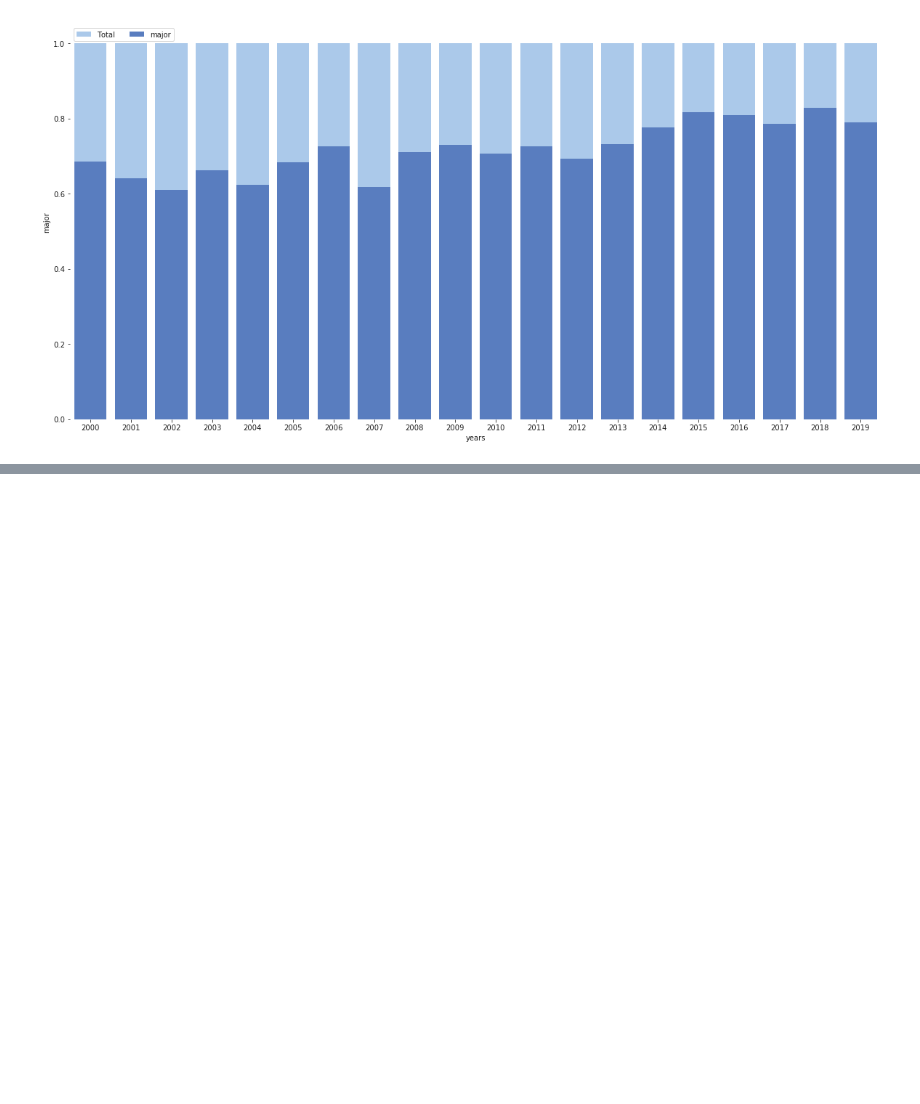
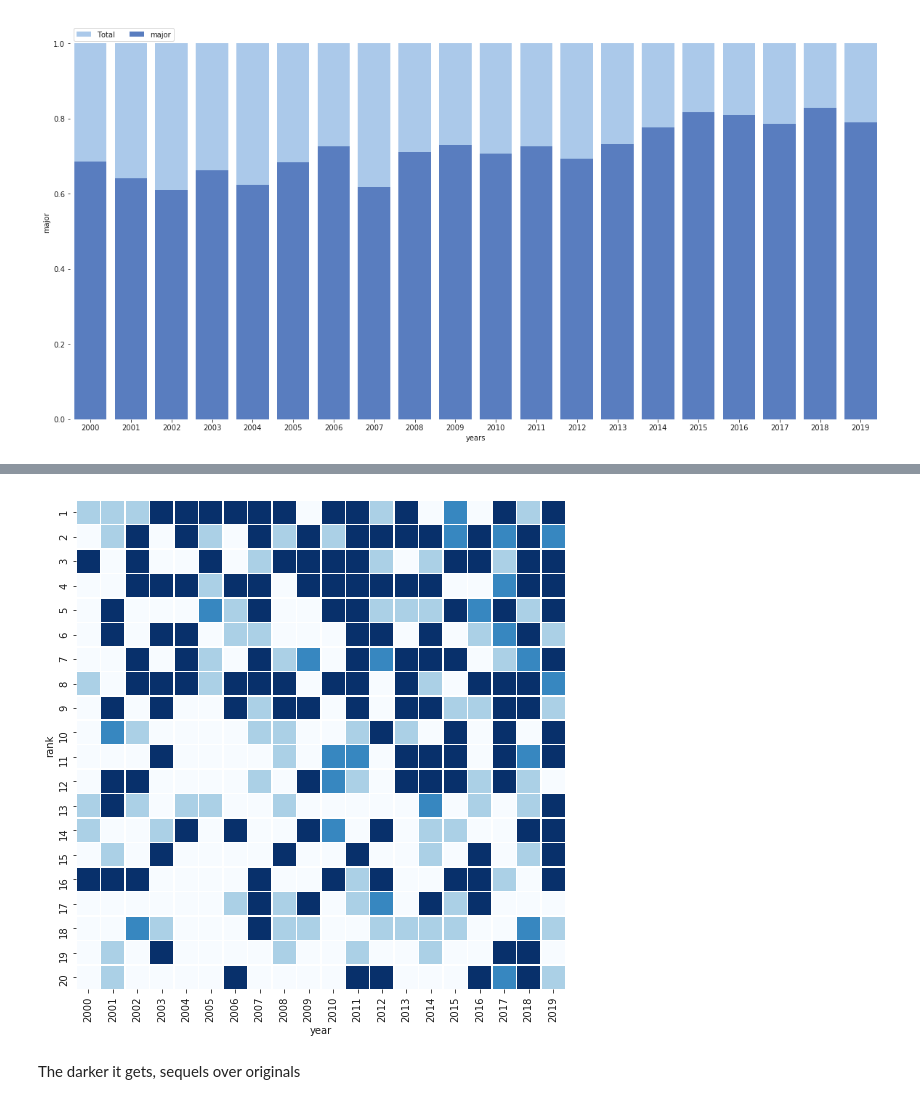
Before and after one commit to ivanlopezlobato/movies, a Jupyter notebook: notebooks/BoxOffice_Evolution_2000-2019.ipynb, the cells around one changed output, grey strips where cells are left out. Drawn from its saved outputs; the diff is of its cells as text; code cells hidden in the pictures; blank space fills up the shorter version.

```diff
--- a/notebooks/BoxOffice_Evolution_2000-2019.ipynb
+++ b/notebooks/BoxOffice_Evolution_2000-2019.ipynb
@@ -376,0 +421,4 @@ we can infer a more extreme distribution of the movie's earnings, a few titles s
+# %%
+file = "us_top20_originals.csv"
+originals = pd.read_csv(data + file)
+originals
@@ -376,0 +454,4 @@ we can infer a more extreme distribution of the movie's earnings, a few titles s
+# %%
+original_dict = {"original":0, "adaptation":1, "remake":2, "sequel":3}
+originals_value = originals[["rank", "year", "original"]].replace({"original":original_dict})
+originals_value
@@ -376,0 +472,18 @@ we can infer a more extreme distribution of the movie's earnings, a few titles s
+# %%
+originals_heatmap = pd.pivot_table(originals_value, values="original", index="rank", columns="year")
+# Set up the matplotlib figure
+fig, ax = plt.subplots(figsize=(11, 9))
+
+# Generate a custom diverging colormap
+cmap = sns.diverging_palette(220, 10, as_cmap=True)
+
+# Draw the heatmap with the mask and correct aspect ratio
+sns.heatmap(originals_heatmap,
+            cmap="Blues",
+            cbar = False,
+            square=True,
+            linewidths=.5);
+# %% [output]
+[figure, added]
+# %% [markdown]
+The darker it gets, sequels over originals
```
Also changed, not shown: parts of 10 cells of this notebook, 3 other files.
